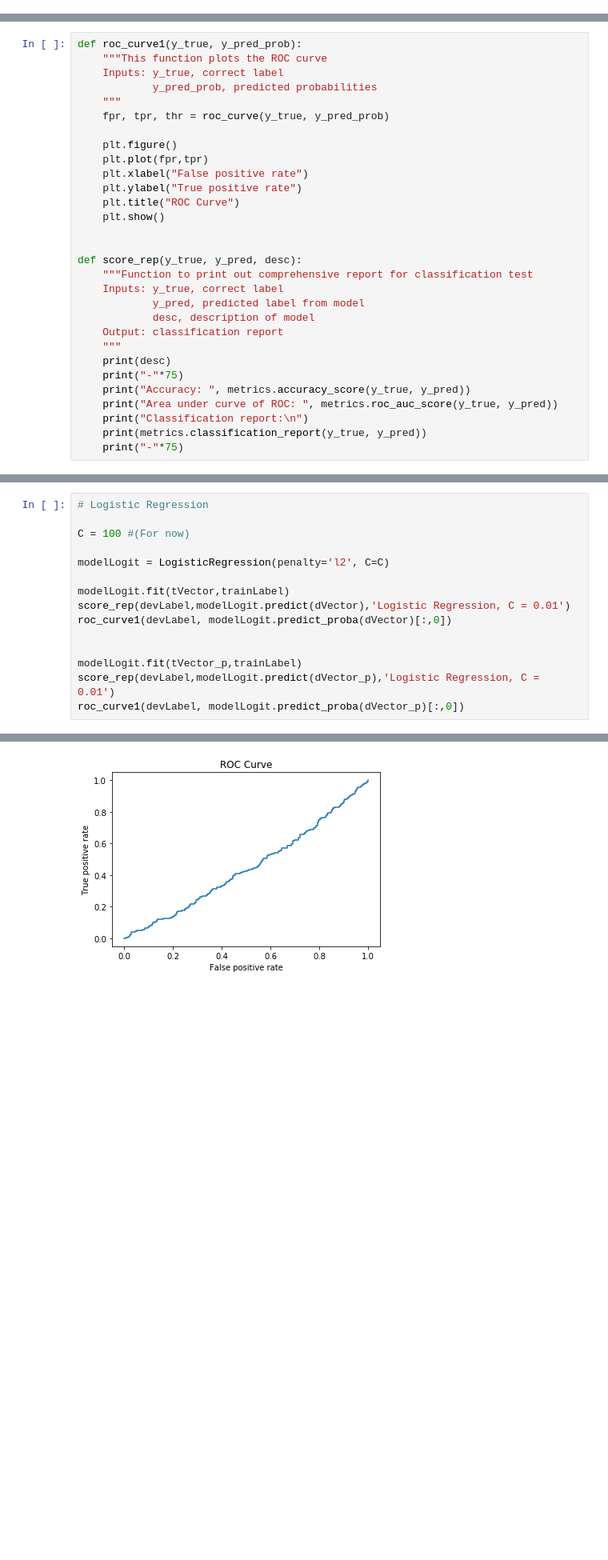
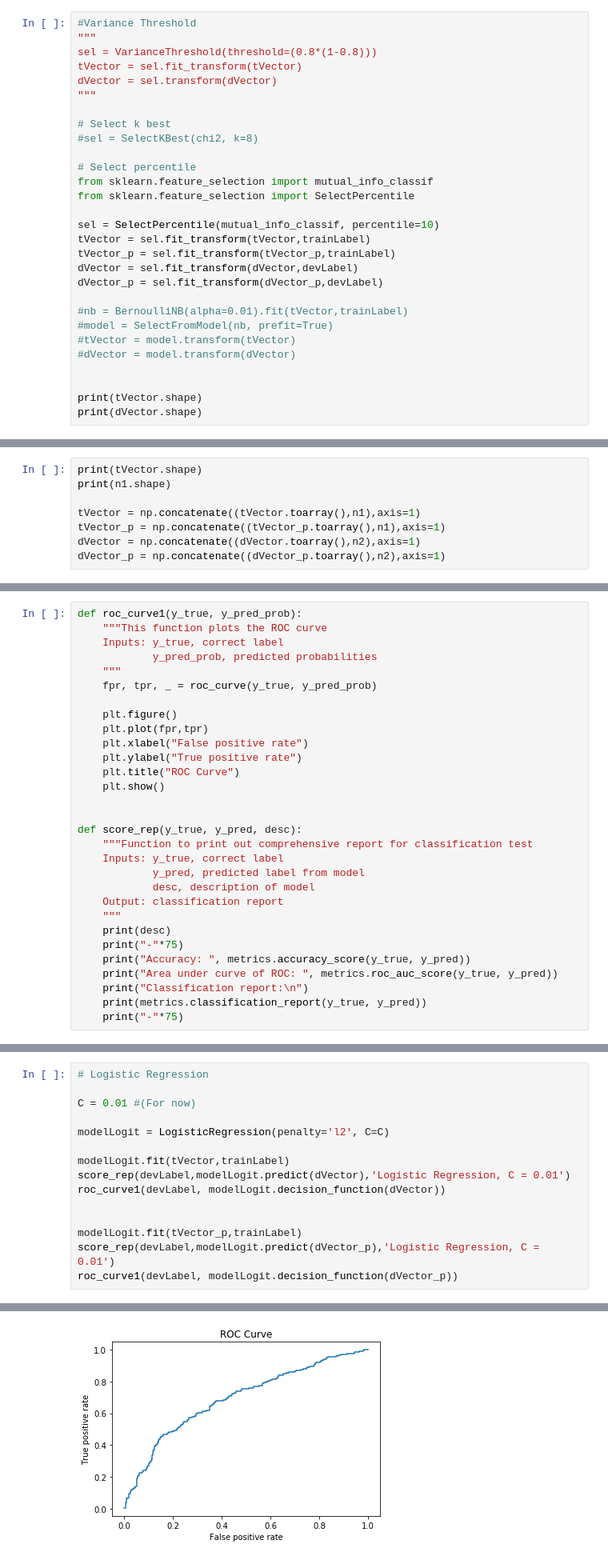
Before and after one commit to maynard242/Classification-Pizza, a Jupyter notebook: W207 Basic Programs LT.ipynb, the cells around one changed output, grey strips where cells are left out. Shown: that part at 80% size. Saved outputs shown, nothing was run; the diff lists cells and outputs as text; blank space fills up the shorter version.

```diff
--- a/W207 Basic Programs LT.ipynb
+++ b/W207 Basic Programs LT.ipynb
@@ -315,0 +373,29 @@ First 5 feature Names: ['ab', 'abandone', 'abc', 'abdomina', 'ability', 'abl', '
+# %%
+#Variance Threshold
+"""
+sel = VarianceThreshold(threshold=(0.8*(1-0.8)))
+tVector = sel.fit_transform(tVector)
+dVector = sel.transform(dVector)
+"""
+
+# Select k best
+#sel = SelectKBest(chi2, k=8)
+
+# Select percentile
+from sklearn.feature_selection import mutual_info_classif
+from sklearn.feature_selection import SelectPercentile
+
+sel = SelectPercentile(mutual_info_classif, percentile=10)
+tVector = sel.fit_transform(tVector,trainLabel)
+tVector_p = sel.fit_transform(tVector_p,trainLabel)
+dVector = sel.fit_transform(dVector,devLabel)
+dVector_p = sel.fit_transform(dVector_p,devLabel)
+
+#nb = BernoulliNB(alpha=0.01).fit(tVector,trainLabel)
+#model = SelectFromModel(nb, prefit=True)
+#tVector = model.transform(tVector)
+#dVector = model.transform(dVector)
+
+
+print(tVector.shape)
+print(dVector.shape)
@@ -315,0 +405,8 @@ First 5 feature Names: ['ab', 'abandone', 'abc', 'abdomina', 'ability', 'abl', '
+# %%
+print(tVector.shape)
+print(n1.shape)
+
+tVector = np.concatenate((tVector.toarray(),n1),axis=1)
+tVector_p = np.concatenate((tVector_p.toarray(),n1),axis=1)
+dVector = np.concatenate((dVector.toarray(),n2),axis=1)
+dVector_p = np.concatenate((dVector_p.toarray(),n2),axis=1)
@@ -325,7 +425,7 @@ def roc_curve1(y_true, y_pred_prob):
     Inputs: y_true, correct label
             y_pred_prob, predicted probabilities
     """
-    fpr, tpr, thr = roc_curve(y_true, y_pred_prob)
+    fpr, tpr, _ = roc_curve(y_true, y_pred_prob)
 
     plt.figure()
     plt.plot(fpr,tpr)
@@ -354,18 +454,18 @@ def score_rep(y_true, y_pred, desc):
 # %%
 # Logistic Regression
 
-C = 100 #(For now)
+C = 0.01 #(For now)
 
 modelLogit = LogisticRegression(penalty='l2', C=C)
 
 modelLogit.fit(tVector,trainLabel)
 score_rep(devLabel,modelLogit.predict(dVector),'Logistic Regression, C = 0.01')
-roc_curve1(devLabel, modelLogit.predict_proba(dVector)[:,0])
+roc_curve1(devLabel, modelLogit.decision_function(dVector))
 
 
 modelLogit.fit(tVector_p,trainLabel)
 score_rep(devLabel,modelLogit.predict(dVector_p),'Logistic Regression, C = 0.01')
-roc_curve1(devLabel, modelLogit.predict_proba(dVector_p)[:,0])
+roc_curve1(devLabel, modelLogit.decision_function(dVector_p))
 # %% [output]
 Logistic Regression, C = 0.01
 ---------------------------------------------------------------------------
@@ -397,6 +497,6 @@ avg / total       0.64      0.66      0.65      1000
 
 ---------------------------------------------------------------------------
-[figure, old version]
+[figure, new version]
 # %% [markdown]
 ## Naive Bayes
 # %%
```
Also changed, not shown: parts of 10 cells of this notebook.
